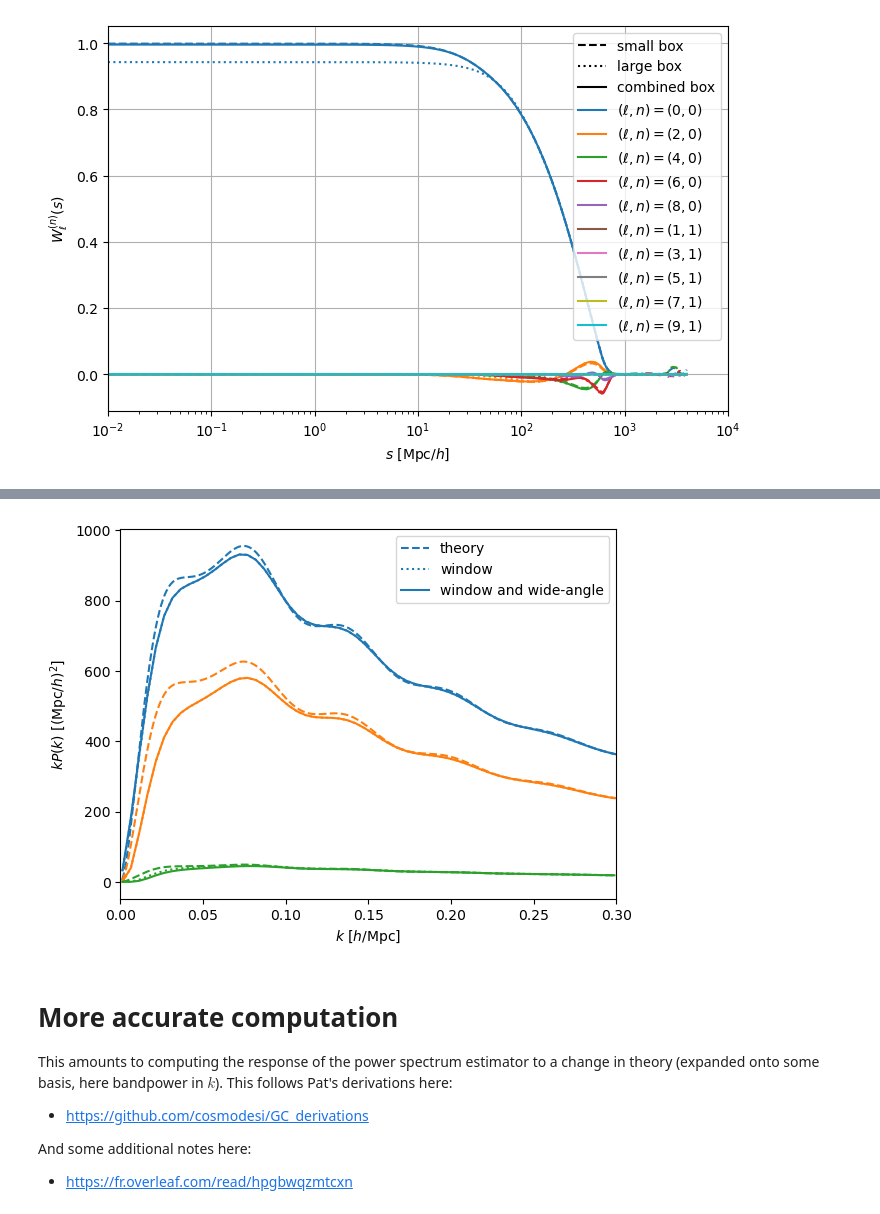
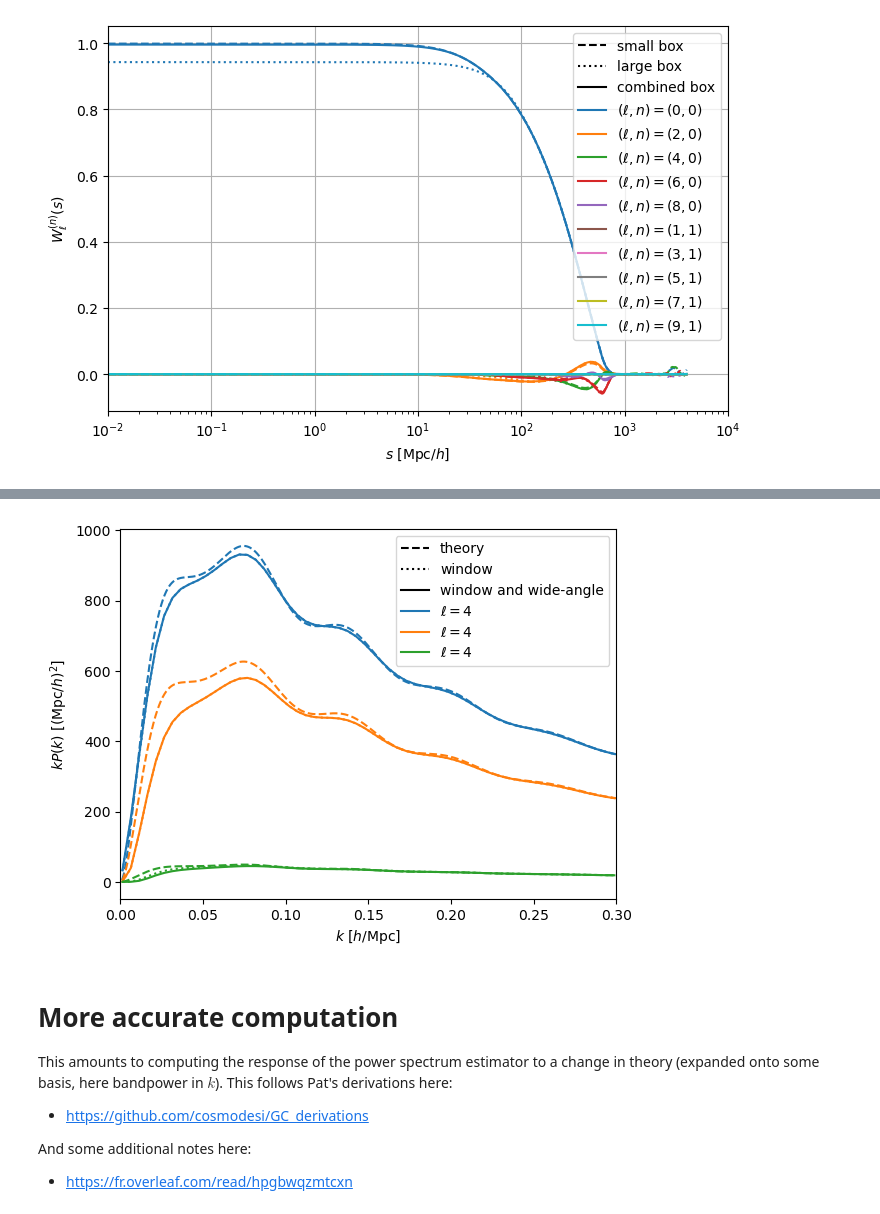
Before and after one commit to cosmodesi/pypower, a Jupyter notebook: nb/window_examples.ipynb, the cells around one changed output, grey strips where cells are left out. Drawn from its saved outputs; the diff is of its cells as text; code cells hidden in the pictures.

```diff
--- a/nb/window_examples.ipynb
+++ b/nb/window_examples.ipynb
@@ -228,32 +228,35 @@ There are 60 output k-bins.
 # %%
 kin = wawm.xin[0]
 kout = wawm.xout[0]
 # Some theory, just to illustrate the effect of the window function
 from cosmoprimo import Cosmology
 pklin = Cosmology().get_fourier('eisenstein_hu').pk_interpolator().to_1d()(kin)
 def kaiser(f=0.8, bias=1.4):
     beta = f/bias
     toret = []
     toret.append((1. + 2./3.*beta + 1./5.*beta**2)*pklin)
     toret.append((4./3.*beta + 4./7.*beta**2)*pklin)
     toret.append(8./35*beta**2*pklin)
     return toret
 
 pk = kaiser()
 pkconv_wm = wm.dot(pk, unpack=True)
 pkconv_wawm = wawm.dot(pk, unpack=True)
 ax = plt.gca()
+ax.plot([], [], linestyle='--', color='k', label='theory')
+ax.plot([], [], linestyle=':', color='k', label='window')
+ax.plot([], [], linestyle='-', color='k', label='window and wide-angle')
 for ill in range(len(ellsout)):
-    ax.plot(kin, kin*pk[ill], color='C{:d}'.format(ill), linestyle='--', label='theory' if ill == 0 else None)
-    ax.plot(kout, kout*pkconv_wm[ill], color='C{:d}'.format(ill), linestyle=':', label='window' if ill == 0 else None)
-    ax.plot(kout, kout*pkconv_wawm[ill], color='C{:d}'.format(ill), linestyle='-', label='window and wide-angle' if ill == 0 else None)
+    ax.plot(kin, kin*pk[ill], color='C{:d}'.format(ill), linestyle='--', label=None)
+    ax.plot(kout, kout*pkconv_wm[ill], color='C{:d}'.format(ill), linestyle=':', label=None)
+    ax.plot(kout, kout*pkconv_wawm[ill], color='C{:d}'.format(ill), linestyle='-', label='$\ell = {:d}$'.format(ell))
 ax.set_xlim(0., 0.3)
 ax.legend()
 ax.set_xlabel('$k$ [$h/\mathrm{Mpc}$]')
 ax.set_ylabel(r'$k P(k)$ [$(\mathrm{Mpc}/h)^{2}$]')
 plt.show()
 # %% [output]
-[figure, old version]
+[figure, new version]
 # %% [markdown]
 # More accurate computation
 This amounts to computing the response of the power spectrum estimator to a change in theory (expanded onto some basis, here bandpower in $k$).
```
Also changed, not shown: parts of 12 cells of this notebook, 5 other files.
